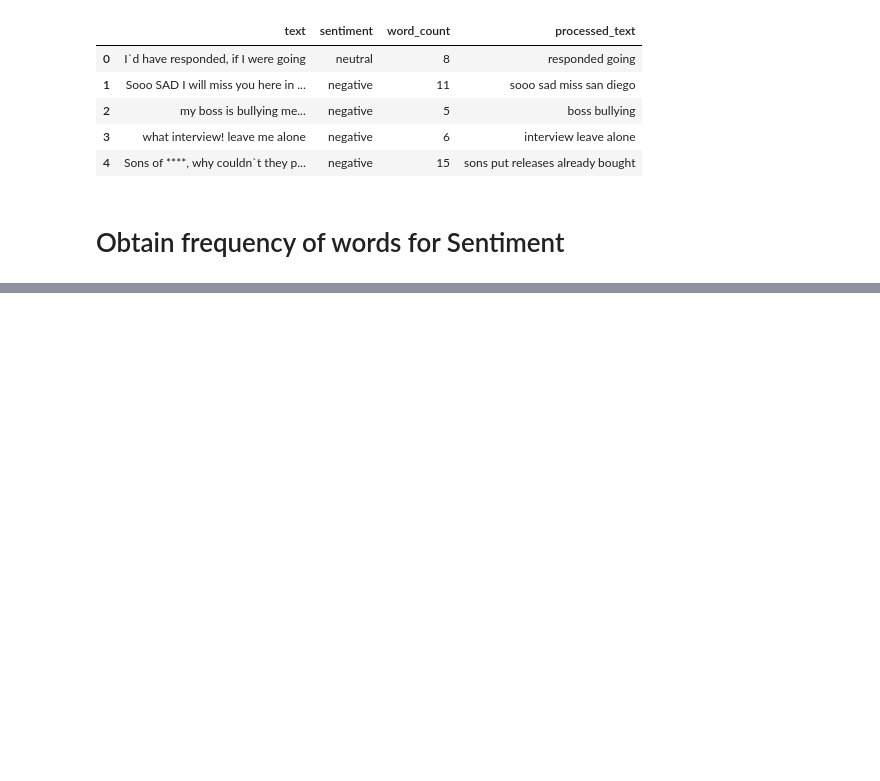
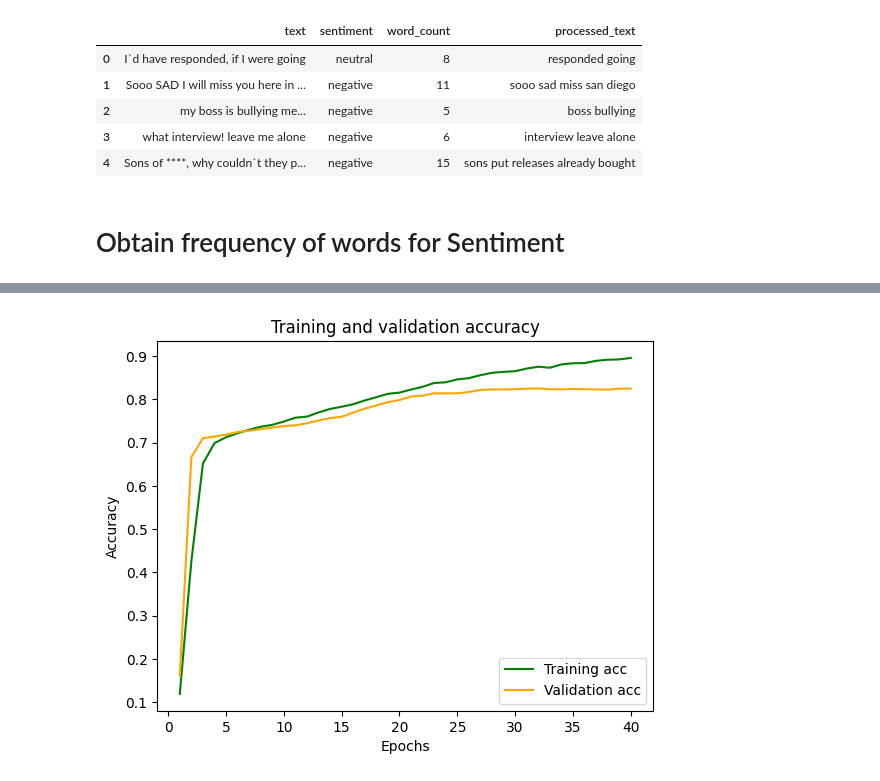
Before and after one commit to felix101930/Sentiment-Analysis, a Jupyter notebook: Sent_Anal.ipynb, the cells around one changed output, grey strips where cells are left out. Saved outputs shown, nothing was run; the diff lists cells and outputs as text; code cells hidden in the pictures; blank space fills up the shorter version.

```diff
--- a/Sent_Anal.ipynb
+++ b/Sent_Anal.ipynb
@@ -251,0 +633,4 @@ X_tra
+# %%
+def vectorize_text(text, label):
+    text = tf.expand_dims(text, -1)
+    return tfidf_vectorizer(text), label
@@ -251,0 +641,6 @@ X_tra
+# %%
+AUTOTUNE = tf.data.AUTOTUNE
+
+train_ds = train_ds.cache().prefetch(buffer_size = AUTOTUNE)
+val_ds = val_ds.cache().prefetch(buffer_size = AUTOTUNE)
+test_ds = test_ds.cache().prefetch(buffer_size = AUTOTUNE)
@@ -251,0 +718,12 @@ X_tra
+# %%
+plt.plot(epochs, acc, color = "green", label = "Training acc")
+plt.plot(epochs, val_acc, color = "orange", label = "Validation acc")
+
+plt.title("Training and validation accuracy")
+plt.xlabel("Epochs")
+plt.ylabel("Accuracy")
+plt.legend(loc = "lower right")
+
+plt.show()
+# %% [output]
+[figure, added]
```
Also changed, not shown: parts of 72 cells of this notebook.
